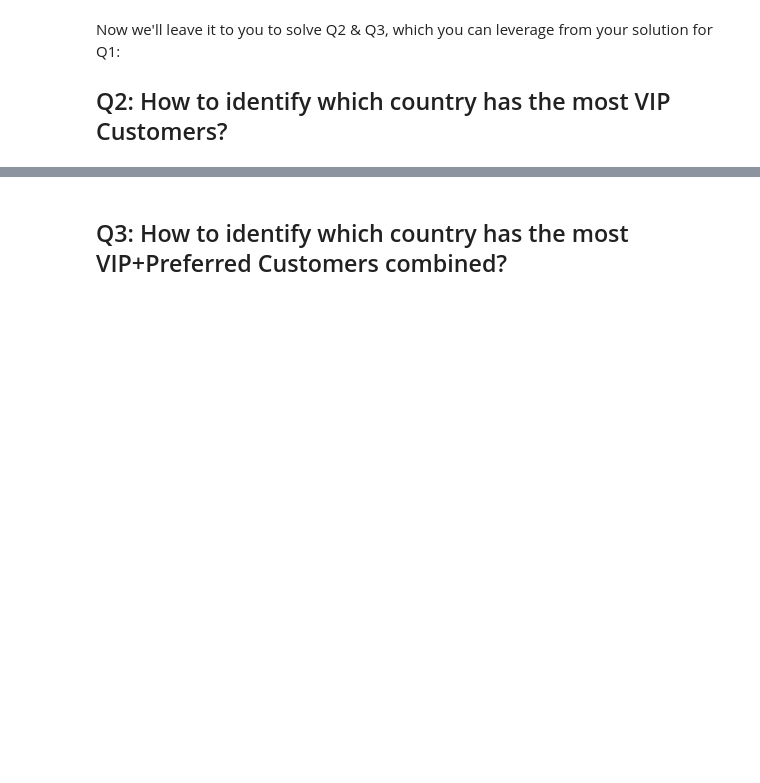
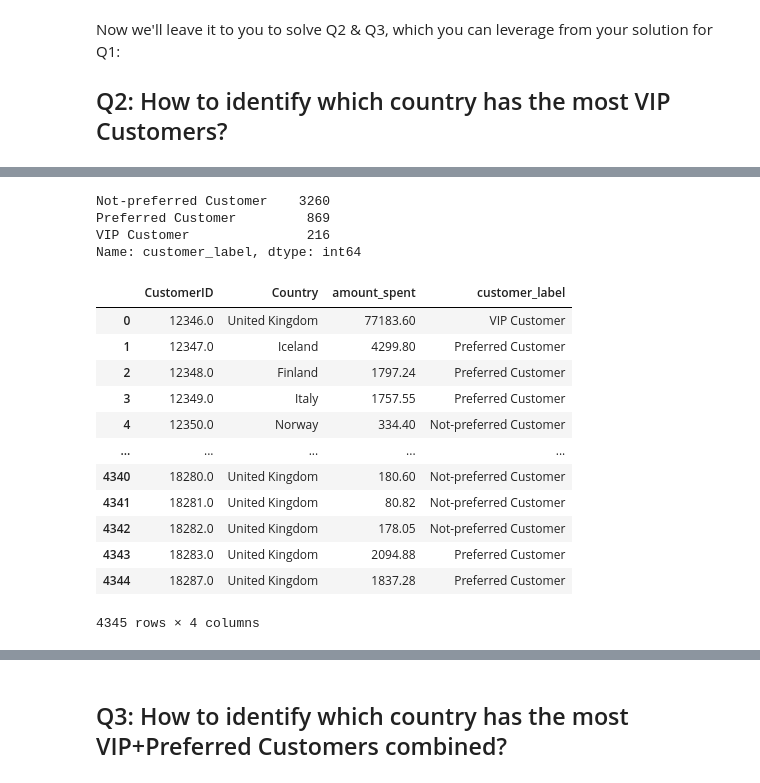
Before and after one commit to Alexej2022/lab-dataframe-calculations, a Jupyter notebook: your-code/challenge-3.ipynb, the cells around one changed output, grey strips where cells are left out. Cells and saved outputs as stored; diff of their text form; code cells hidden in the pictures; blank space fills up the shorter version.

```diff
--- a/your-code/challenge-3.ipynb
+++ b/your-code/challenge-3.ipynb
@@ -55,0 +67,6 @@ Now in the workspace below, tackle each of the sub problems using the iterative
+# %%
+# your code here
+# data type
+
+agg_amount = data.groupby(['CustomerID']).agg({'amount_spent':sum})
+agg_amount
@@ -61,0 +105,16 @@ Now we'll leave it to you to solve Q2 & Q3, which you can leverage from your sol
+# %%
+country_amount = data.groupby(['CustomerID','Country']).agg({'amount_spent':sum})
+perc95 = np.percentile(agg_amount['amount_spent'],95)
+perc75 = np.percentile(agg_amount['amount_spent'],75)
+
+def customers_def(x):
+    if x > perc95:
+        return 'VIP Customer'
+    elif x < perc95 and x >= perc75:
+        return 'Preferred Customer'
+    else:
+        return 'Not-preferred Customer'
+
+country_amount['customer_label'] = country_amount['amount_spent'].apply(customers_def)
+
+country_amount
@@ -61,0 +136,25 @@ Now we'll leave it to you to solve Q2 & Q3, which you can leverage from your sol
+# %%
+
+country_amount['customer_label'].value_counts()
+# %% [output]
+Not-preferred Customer    3260
+Preferred Customer         869
+VIP Customer               216
+Name: customer_label, dtype: int64
+# %%
+country_amount = country_amount.reset_index()
+country_amount
+# %% [output]
+|  | CustomerID | Country | amount_spent | customer_label |
+| 0 | 12346.0 | United Kingdom | 77183.60 | VIP Customer |
+| 1 | 12347.0 | Iceland | 4299.80 | Preferred Customer |
+| 2 | 12348.0 | Finland | 1797.24 | Preferred Customer |
+| 3 | 12349.0 | Italy | 1757.55 | Preferred Customer |
+| 4 | 12350.0 | Norway | 334.40 | Not-preferred Customer |
+| ... | ... | ... | ... | ... |
+| 4340 | 18280.0 | United Kingdom | 180.60 | Not-preferred Customer |
+| 4341 | 18281.0 | United Kingdom | 80.82 | Not-preferred Customer |
+| 4342 | 18282.0 | United Kingdom | 178.05 | Not-preferred Customer |
+| 4343 | 18283.0 | United Kingdom | 2094.88 | Preferred Customer |
+| 4344 | 18287.0 | United Kingdom | 1837.28 | Preferred Customer |
+4345 rows × 4 columns
```
Also changed, not shown: parts of 15 cells of this notebook, 1 other file.
